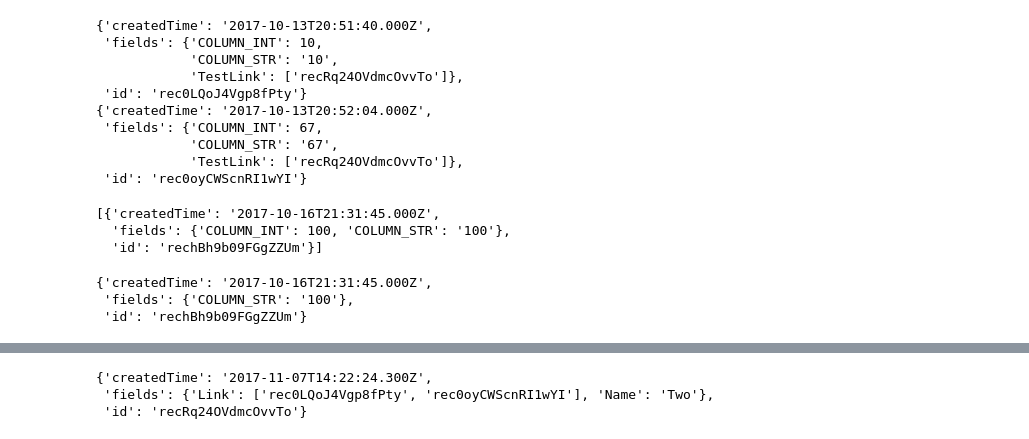
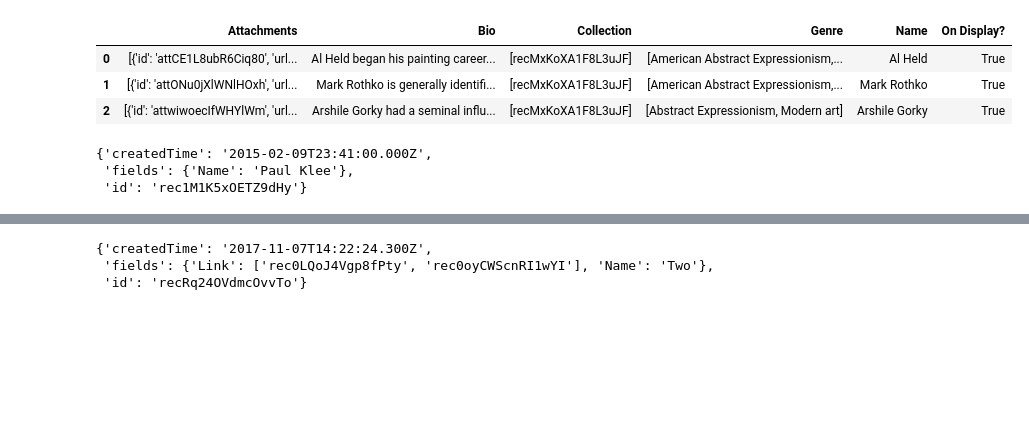
Before and after one commit to gtalarico/pyairtable, a Jupyter notebook: Airtable.ipynb, the cells around one changed output, grey strips where cells are left out. Drawn from its saved outputs; the diff is of its cells as text; code cells hidden in the pictures; blank space fills up the shorter version.

```diff
--- a/Airtable.ipynb
+++ b/Airtable.ipynb
@@ -4,12 +9,15 @@
 %load_ext autoreload
 %autoreload
 
+
+import os
 from pprint import pprint
 from airtable import Airtable
+import pandas as pd
 
-base_key = 'appJMY16gZDQrMWpA'
-table_name = 'Table Name'
-airtable = Airtable(base_key, table_name)
+base_key = 'appNPoAJOyctb4MId'
+table_name = 'Artists'
+airtable = Airtable(base_key, table_name, api_key=os.environ['AIRTABLE_KEY'])
 print(airtable)
 # %% [output]
 The autoreload extension is already loaded. To reload it, use:
@@ -32,36 +61,22 @@ for page in pages:
+# %%
+# Get All on a View - View has only One Record
+records = airtable.get_all(view='Artists on display')
+# pprint(records)
+df = pd.DataFrame.from_records((r['fields'] for r in records))
+df.head(3)
+# %% [output]
+|  | Attachments | Bio | Collection | Genre | Name | On Display? |
+| 0 | [{'id': 'attCE1L8ubR6Ciq80', 'url... | Al Held began his painting career... | [recMxKoXA1F8L3uJF] | [American Abstract Expressionism,... | Al Held | True |
+| 1 | [{'id': 'attONu0jXlWNlHOxh', 'url... | Mark Rothko is generally identifi... | [recMxKoXA1F8L3uJF] | [American Abstract Expressionism,... | Mark Rothko | True |
+| 2 | [{'id': 'attwiwoecIfWHYlWm', 'url... | Arshile Gorky had a seminal influ... | [recMxKoXA1F8L3uJF] | [Abstract Expressionism, Modern art] | Arshile Gorky | True |
 # %%
-# Get All with Max Records
-records = airtable.get_all(maxRecords=2)
+# Get All with Max Records, Fields
+records = airtable.get_all(fields='Name', max_records=1)
 
-for record in records:
+for record in records[0:2]:
     pprint(record)
 # %% [output]
-{'createdTime': '2017-10-13T20:51:40.000Z',
- 'fields': {'COLUMN_INT': 10,
-            'COLUMN_STR': '10',
-            'TestLink': ['recRq24OVdmcOvvTo']},
- 'id': 'rec0LQoJ4Vgp8fPty'}
-{'createdTime': '2017-10-13T20:52:04.000Z',
- 'fields': {'COLUMN_INT': 67,
-            'COLUMN_STR': '67',
-            'TestLink': ['recRq24OVdmcOvvTo']},
- 'id': 'rec0oyCWScnRI1wYI'}
+{'createdTime': '2015-02-09T23:41:00.000Z',
+ 'fields': {'Name': 'Paul Klee'},
+ 'id': 'rec1M1K5xOETZ9dHy'}
-# %%
-# Get All on a View - View has only One Record
-records = airtable.get_all(view='One')
-pprint(records)
-# %% [output]
-[{'createdTime': '2017-10-16T21:31:45.000Z',
-  'fields': {'COLUMN_INT': 100, 'COLUMN_STR': '100'},
-  'id': 'rechBh9b09FGgZZUm'}]
-# %%
-# Get All with Max Records, Fields
-records = airtable.get_all(view='One', fields='COLUMN_STR')
-
-for record in records[0:2]:
-    pprint(record)
-# %% [output]
-{'createdTime': '2017-10-16T21:31:45.000Z',
- 'fields': {'COLUMN_STR': '100'},
- 'id': 'rechBh9b09FGgZZUm'}
 # %%
```
Also changed, not shown: parts of 12 cells of this notebook.
